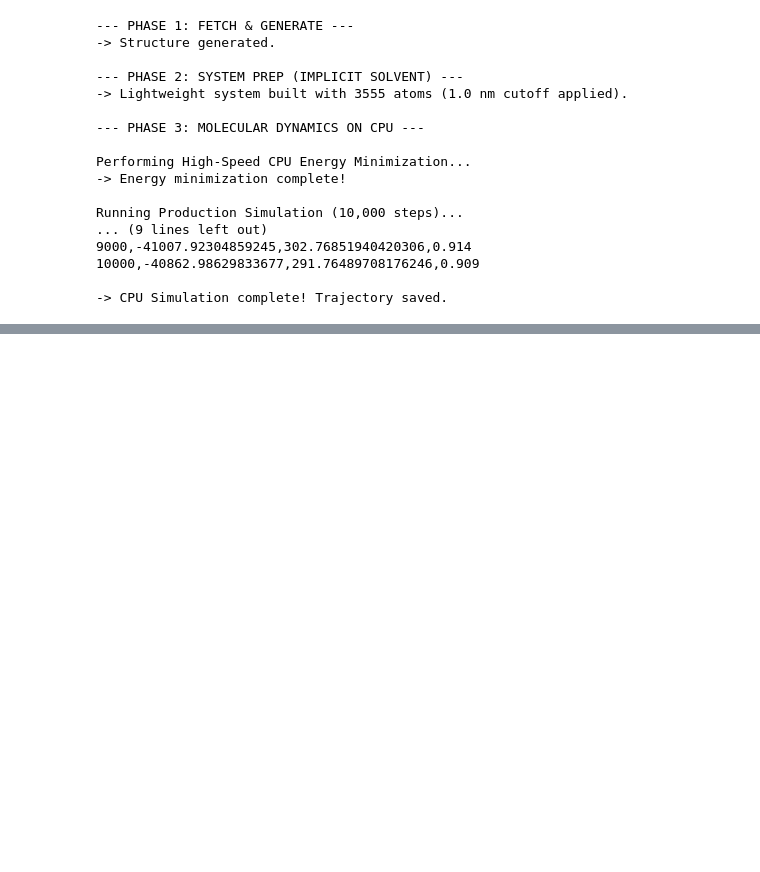
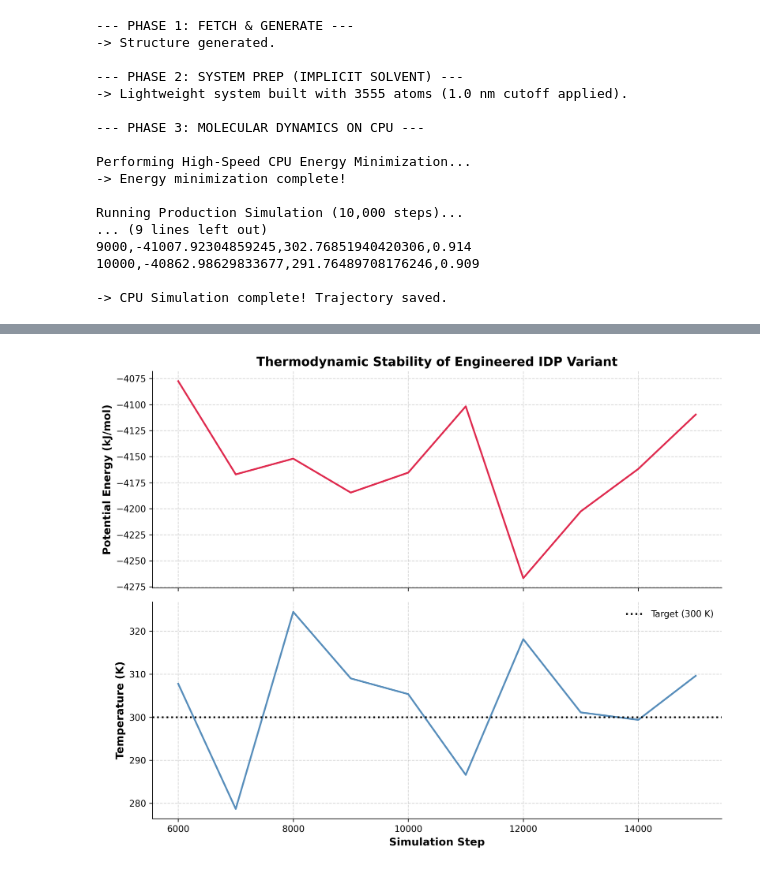
Before and after one commit to drmuruga/Tardigrade-CAHS-d-simulation, a Jupyter notebook: tardigrade_simulation.ipynb, the cells around one changed output, grey strips where cells are left out. Saved outputs shown, nothing was run; the diff lists cells and outputs as text; code cells hidden in the pictures; blank space fills up the shorter version.

```diff
--- a/tardigrade_simulation.ipynb
+++ b/tardigrade_simulation.ipynb
@@ -218,0 +490,38 @@ Running Production Simulation (10,000 steps)...
+# %%
+import pandas as pd
+import matplotlib.pyplot as plt
+
+# Load the thermodynamic log data
+try:
+    df = pd.read_csv('idp_md_log.csv')
+except FileNotFoundError:
+    print("Error: 'idp_md_log.csv' not found. Ensure the simulation cell completed successfully.")
+    raise
+
+# Set up a publication-quality 2-panel figure
+fig, (ax1, ax2) = plt.subplots(2, 1, figsize=(10, 8), sharex=True, dpi=300)
+
+# Panel 1: Potential Energy
+# This proves the system reached a stable thermodynamic minimum
+ax1.plot(df['#"Step"'], df['Potential Energy (kJ/mole)'], color='crimson', linewidth=2, alpha=0.9)
+ax1.set_ylabel('Potential Energy (kJ/mol)', fontsize=12, fontweight='bold')
+ax1.set_title('Thermodynamic Stability of Engineered IDP Variant', fontsize=14, fontweight='bold')
+ax1.grid(True, linestyle='--', alpha=0.5)
+ax1.spines['top'].set_visible(False)
+ax1.spines['right'].set_visible(False)
+
+# Panel 2: Temperature Equilibration
+# This proves the Langevin integrator correctly bounded the kinetic energy
+ax2.plot(df['#"Step"'], df['Temperature (K)'], color='steelblue', linewidth=2, alpha=0.9)
+ax2.axhline(y=300, color='black', linestyle=':', linewidth=2, label='Target (300 K)')
+ax2.set_xlabel('Simulation Step', fontsize=12, fontweight='bold')
+ax2.set_ylabel('Temperature (K)', fontsize=12, fontweight='bold')
+ax2.legend(loc='upper right', frameon=False)
+ax2.grid(True, linestyle='--', alpha=0.5)
+ax2.spines['top'].set_visible(False)
+ax2.spines['right'].set_visible(False)
+
+plt.tight_layout()
+plt.show()
+# %% [output]
+[figure, added]
```
Also changed, not shown: parts of 11 cells of this notebook.
